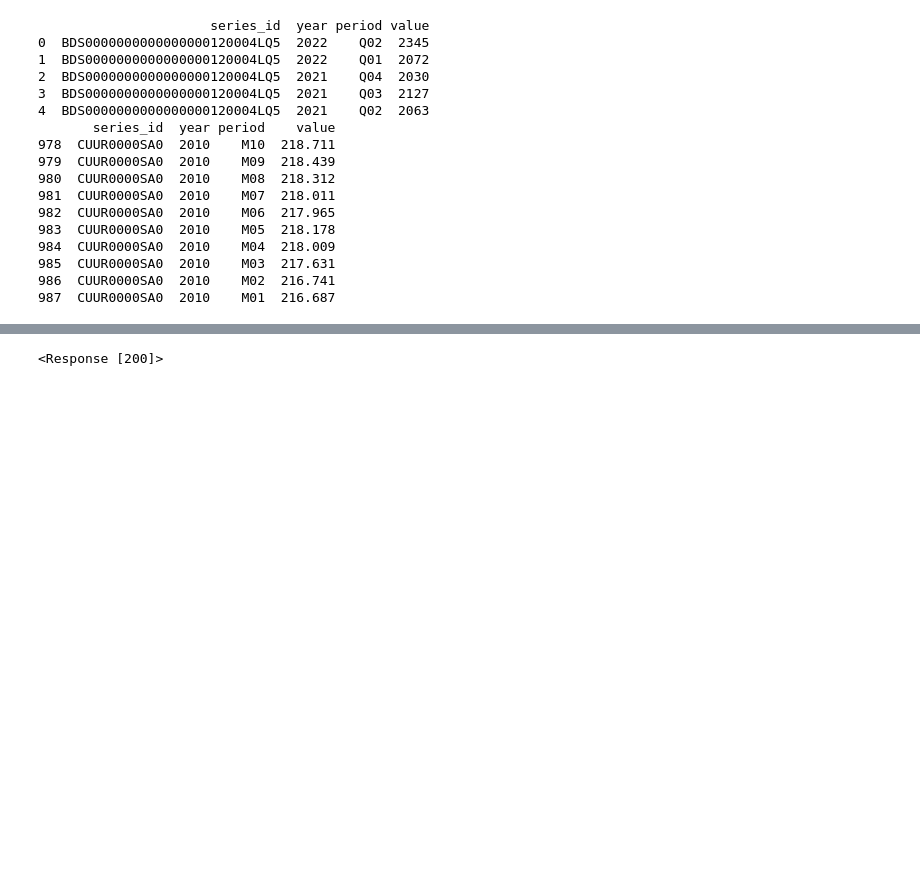
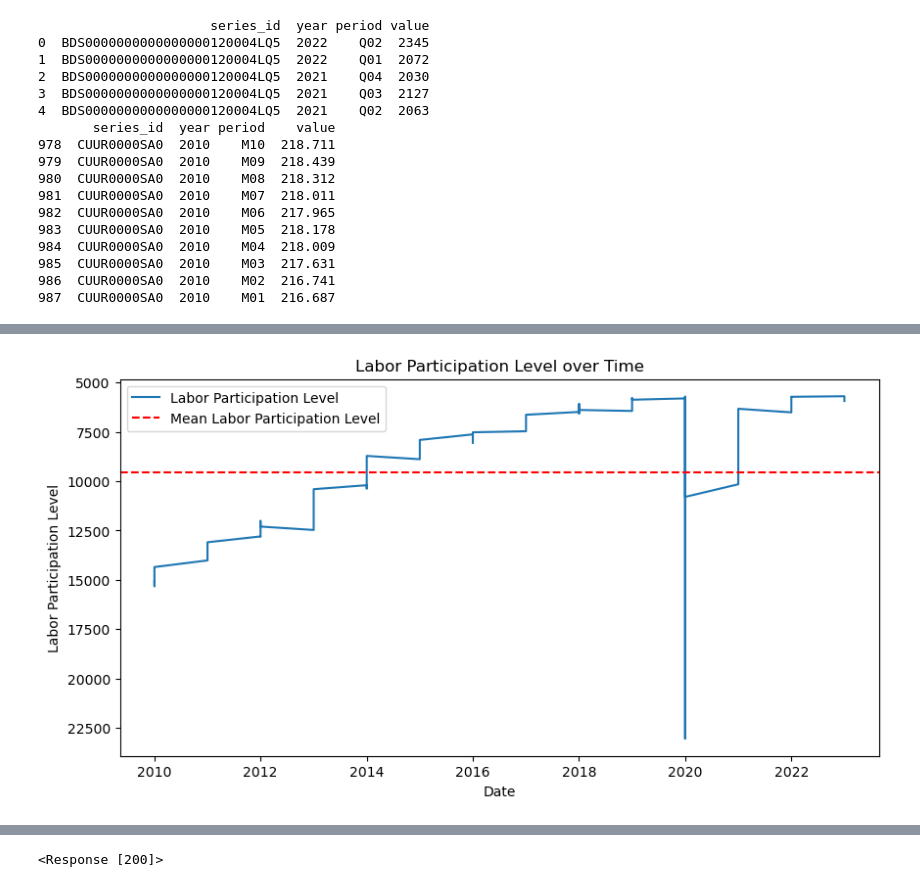
Before and after one commit to aumekubo2/SHAAL, a Jupyter notebook: Untitled.ipynb, the cells around one changed output, grey strips where cells are left out. Cells and saved outputs as stored; diff of their text form; code cells hidden in the pictures; blank space fills up the shorter version.

```diff
--- a/Untitled.ipynb
+++ b/Untitled.ipynb
@@ -406,0 +361,26 @@ KeyError: 0
+# %%
+# Load the CSV file
+df = pd.read_csv('~/Desktop/SHAAL3/SHAAL/LNS13000000.csv', parse_dates=['date'])
+
+# Rename the 'value' column to 'Labor Participation Level'
+df.rename(columns={'value': 'Labor Participation Level'}, inplace=True)
+
+# create the plot
+fig, ax = plt.subplots(figsize=(10, 5))
+
+ax.plot(df['date'], df['Labor Participation Level'], label='Labor Participation Level')
+# Calculate the mean labor participation level
+mean_labor_participation_level = df['Labor Participation Level'].mean()
+
+# set the axis labels and title
+ax.set_xlabel('Date')
+ax.set_ylabel('Labor Participation Level')
+ax.invert_yaxis()
+
+ax.set_title('Labor Participation Level over Time')
+ax.axhline(mean_labor_participation_level, linestyle='--', color='red', label='Mean Labor Participation Level')
+
+ax.legend()
+plt.show()
+# %% [output]
+[figure, added]
```
Also changed, not shown: parts of 11 cells of this notebook.
